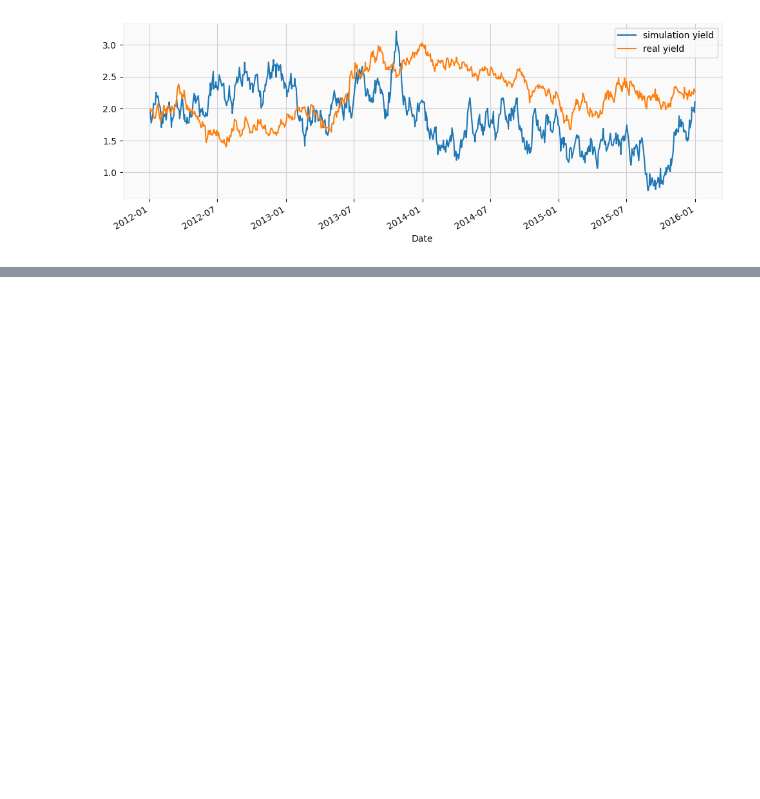
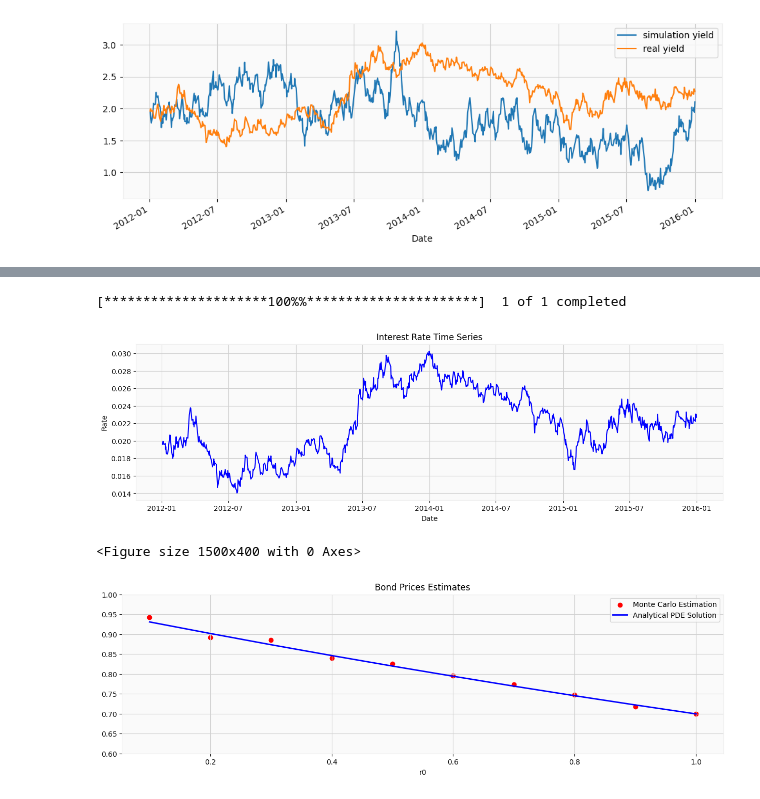
Before and after one commit to laic0022/FN6813-Interest-Rate-Derivatives, a Jupyter notebook: 1. Short Rates and Bond Pricing/ST_MRM.ipynb, the cells around one changed output, grey strips where cells are left out. Saved outputs shown, nothing was run; the diff lists cells and outputs as text; code cells hidden in the pictures; blank space fills up the shorter version.

```diff
--- a/1. Short Rates and Bond Pricing/ST_MRM.ipynb
+++ b/1. Short Rates and Bond Pricing/ST_MRM.ipynb
@@ -225,0 +231,72 @@ axes.legend(['simulation yield','real yield'])
+# %%
+# Fetching data
+data = yf.download("^TNX", start="2012-01-01", end="2016-01-01")
+rate = 0.01 * data['Adj Close'].dropna()
+
+# Plotting
+plt.figure(figsize=(15, 4))
+plt.plot(rate.index, rate.values, color='blue')
+plt.title('Interest Rate Time Series')
+plt.xlabel('Date')
+plt.ylabel('Rate')
+plt.show()
+
+N = len(rate)
+dt = 1.0 / 365
+
+ratek = rate.values
+ratekplus1 = np.append(ratek[1:], 0)
+b = (1 - ((np.sum(ratek * ratekplus1) - np.sum(ratek) * np.sum(ratekplus1) / N) /
+          (np.sum(ratek * ratek) - np.sum(ratek) * np.sum(ratek) / N))) / dt
+a = (np.sum(ratekplus1) - (1 - b * dt) * np.sum(ratek)) / N / dt
+sigma = np.sqrt(np.sum((ratekplus1 - (1 - b) * ratek - a) ** 2) / N) / np.sqrt(dt)
+
+t = np.arange(N)
+nval = 10
+nsim = 200
+bprice = np.zeros(nval)
+r = np.zeros(nval)
+R = np.zeros((nsim, N))
+
+plt.figure(figsize=(15, 4))
+
+for n in range(1, nval + 1):
+    X = np.random.normal(0, np.sqrt(dt), (nsim, N))
+    r[n - 1] = n / 10
+    for i in range(nsim):
+        R[i, 0] = r[n - 1]
+        for j in range(1, N):
+            R[i, j] = R[i, j - 1] + (a - b * R[i, j - 1]) * dt + sigma * X[i, j]
+        bprice[n - 1] += np.exp(-np.sum(R[i, :]) * dt)
+        # plt.plot(t, R[i, :], label=f"r0={r[n - 1]}, n={n}, Sum / {i}",
+        #          color='blue', linestyle='-', linewidth=2)
+        # plt.axhline(y=a / b, color='purple', linestyle='-', linewidth=2)
+        # plt.axhline(y=0, color='black', linestyle='-', linewidth=2)
+        # plt.xlabel('Time')
+        # plt.ylabel('')
+        # plt.ylim(-0.4, 0.6)
+        # plt.legend()
+        # plt.show(block=False)
+        # plt.pause(1.0)
+    bprice[n - 1] /= nsim
+    # print(n)
+
+T = N / 365
+C = -(1 - np.exp(-b * T)) / b
+A = -(a / b - sigma ** 2 / 2 / b ** 2) * (T + C) - sigma ** 2 * C ** 2 / 4 / b
+result = np.exp(A + r * C)
+
+plt.figure(figsize=(15, 4))
+plt.scatter(r, bprice, label='Monte Carlo Estimation', color='red')
+plt.plot(r, result, label='Analytical PDE Solution', color='blue', linewidth=2)
+plt.title('Bond Prices Estimates')
+plt.xlabel('r0')
+plt.ylabel('')
+plt.ylim(0.6, 1)
+plt.legend()
+plt.show()
+# %% [output]
+[*********************100%%**********************]  1 of 1 completed
+[figure, added]
+<Figure size 1500x400 with 0 Axes>
+[figure, added]
```
Also changed, not shown: parts of 1 cell of this notebook.
